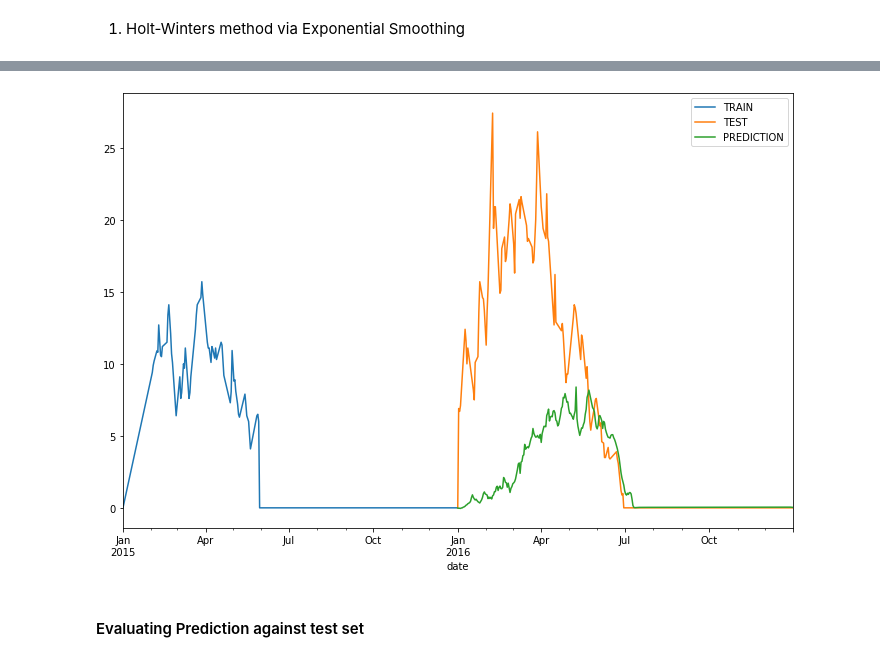
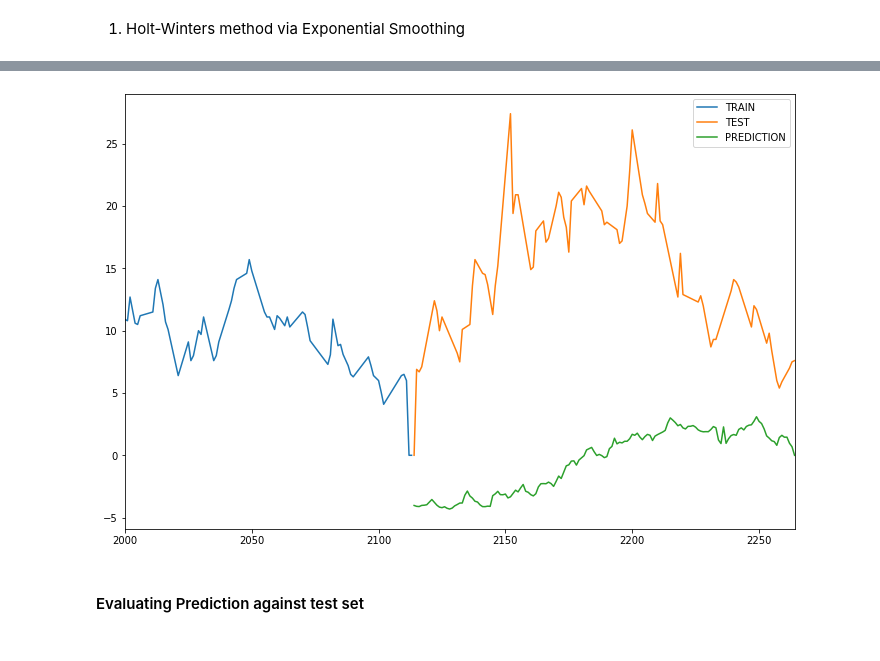
Before and after one commit to elbertsoftware/SpringboardAIC, a Jupyter notebook: salinization/dev/09. arima-modeling/ben-tre-arima.ipynb, the cells around one changed output, grey strips where cells are left out. Cells and saved outputs as stored; diff of their text form; code cells hidden in the pictures.

Commit message:
Finished implementing ARIMA/SARIMAX with RangeIndex approach. BAD PREDICTIONS!

```diff
--- a/salinization/dev/09. arima-modeling/ben-tre-arima.ipynb
+++ b/salinization/dev/09. arima-modeling/ben-tre-arima.ipynb
@@ -298,15 +298,15 @@ hw_prediction.plot(legend=True, label='PREDICTION');
 # %%
 # plot prediction vs. true values on test set (zoomed version)
 train_df[value_field].plot(legend=True, label='TRAIN')
 test_df[value_field].plot(legend=True, label='TEST', figsize=(12,8))
 
 # when using time series
-hw_prediction.plot(legend=True, label='PREDICTION', xlim=[f'{test_year - 1}-01-01', f'{test_year}-12-31']);
+# hw_prediction.plot(legend=True, label='PREDICTION', xlim=[f'{test_year - 1}-01-01', f'{test_year}-12-31']);
 
 # when using index
-#hw_prediction.plot(legend=True, label='PREDICTION', xlim=[2000, 2264]);
+hw_prediction.plot(legend=True, label='PREDICTION', xlim=[2000, 2264]);
 # %% [output]
-[figure, old version]
+[figure, new version]
 # %% [markdown]
 #### Evaluating Prediction against test set
 # %%
```
Also changed, not shown: parts of 45 cells of this notebook, 2 other files.
